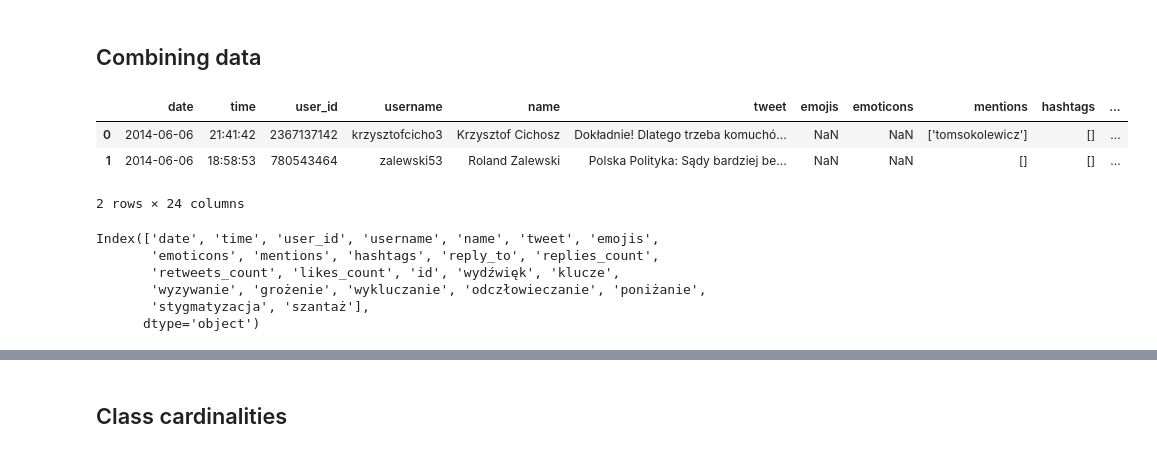
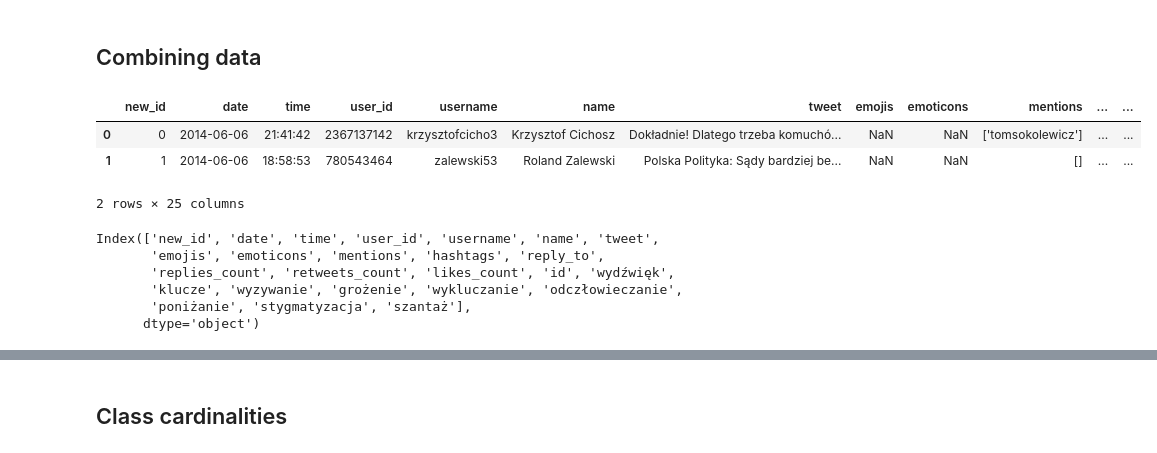
Before and after one commit to kaluzny1995/HSD2.0, a Jupyter notebook: 03. InitialDataAnalysis.ipynb, the cells around one changed output, grey strips where cells are left out. Saved outputs shown, nothing was run; the diff lists cells and outputs as text; code cells hidden in the pictures.

```diff
--- a/03. InitialDataAnalysis.ipynb
+++ b/03. InitialDataAnalysis.ipynb
@@ -59,2 +35,17 @@ polyglot_logger.setLevel("ERROR")
+# %%
+ANNOTATED_PATH = 'data/tweets_sady/main/sady_date_annotated.csv'
+SANITIZED_PATH = 'data/tweets_sady/main/sady_infos_sanitized.csv'
+COMBINED_PATH = 'data/tweets_sady/main/sady_combined.csv'
+
+HATEFUL_RAW_DIR = 'data/hateful/raw_{}.txt'
+VULGARS_RAW_DIR = 'data/vulgars/raw_{}.txt'
+
+LABELS = ['wyzywanie', 'grożenie', 'wykluczanie', 'odczłowieczanie', 'poniżanie', 'stygmatyzacja', 'szantaż']
+LABELS_SMALL = ['wyz', 'groz', 'wyk', 'odcz', 'pon', 'styg', 'szan']
+
+ANNOTATED_COLS = ['id', 'wydźwięk', 'klucze'] + LABELS
+INFOS_COLS = ['new_id', 'date', 'time', 'user_id', 'username', 'name', 'tweet', 'emojis', 'emoticons',
+              'mentions', 'hashtags', 'reply_to', 'replies_count', 'retweets_count', 'likes_count']
+COMBINED_COLS = ANNOTATED_COLS[:1] + INFOS_COLS[1:] + ANNOTATED_COLS[1:]
 # %%
 pd.set_option('display.max_colwidth', 400)
@@ -69,7 +62,7 @@ polish_stopwords[:10]
 # %% [markdown]
 ## Selection of relevant data
 # %%
-df_infos = pd.read_csv('data/sady_main/sady_infos_sanitized.csv')
+df_infos = pd.read_csv(SANITIZED_PATH)
 df_infos.head(2)
 # %% [output]
 |  | id | conversation_id | created_at | date | time | timezone | user_id | username | name | place | ... |
@@ -102,0 +83,4 @@ df_annotated.head()
+# %%
+df_annotated = pd.read_csv(ANNOTATED_PATH, sep='\t')
+df_annotated = df_annotated[ANNOTATED_COLS]
+df_annotated.head()
@@ -103,8 +94,5 @@ df_annotated.head()
 # %%
-relevant_cols = ['new_id', 'date', 'time', 'user_id', 'username', 'name', 'tweet', 'emojis', 'emoticons',
-                 'mentions', 'hashtags', 'reply_to', 'replies_count', 'retweets_count', 'likes_count']
-
-df_infos = df_infos[relevant_cols]
+df_infos = df_infos[INFOS_COLS]
 df_infos['new_id'] = df_infos['new_id'].astype(int)
 df_infos.head(2)
 # %% [output]
@@ -115,19 +103,18 @@ df_infos.head(2)
 ## Combining data
 # %%
 df_combined = df_infos.merge(df_annotated, left_on='new_id', right_on='id')
-df_combined = df_combined.drop(columns=['new_id'])
 df_combined.head(2)
 # %% [output]
-|  | date | time | user_id | username | name | tweet | emojis | emoticons | mentions | hashtags | ... |
-| 0 | 2014-06-06 | 21:41:42 | 2367137142 | krzysztofcicho3 | Krzysztof Cichosz | Dokładnie! Dlatego trzeba komuchó... | NaN | NaN | ['tomsokolewicz'] | [] | ... |
-| 1 | 2014-06-06 | 18:58:53 | 780543464 | zalewski53 | Roland Zalewski | Polska Polityka: Sądy bardziej be... | NaN | NaN | [] | [] | ... |
+|  | new_id | date | time | user_id | username | name | tweet | emojis | emoticons | mentions | ... | ... |
+| 0 | 0 | 2014-06-06 | 21:41:42 | 2367137142 | krzysztofcicho3 | Krzysztof Cichosz | Dokładnie! Dlatego trzeba komuchó... | NaN | NaN | ['tomsokolewicz'] | ... | ... |
+| 1 | 1 | 2014-06-06 | 18:58:53 | 780543464 | zalewski53 | Roland Zalewski | Polska Polityka: Sądy bardziej be... | NaN | NaN | [] | ... | ... |
-2 rows × 24 columns
+2 rows × 25 columns
 # %%
 df_combined.columns
 # %% [output]
-Index(['date', 'time', 'user_id', 'username', 'name', 'tweet', 'emojis',
-       'emoticons', 'mentions', 'hashtags', 'reply_to', 'replies_count',
-       'retweets_count', 'likes_count', 'id', 'wydźwięk', 'klucze',
-       'wyzywanie', 'grożenie', 'wykluczanie', 'odczłowieczanie', 'poniżanie',
-       'stygmatyzacja', 'szantaż'],
+Index(['new_id', 'date', 'time', 'user_id', 'username', 'name', 'tweet',
+       'emojis', 'emoticons', 'mentions', 'hashtags', 'reply_to',
+       'replies_count', 'retweets_count', 'likes_count', 'id', 'wydźwięk',
+       'klucze', 'wyzywanie', 'grożenie', 'wykluczanie', 'odczłowieczanie',
+       'poniżanie', 'stygmatyzacja', 'szantaż'],
       dtype='object')
```
Also changed, not shown: parts of 121 cells of this notebook, 7 other files.
